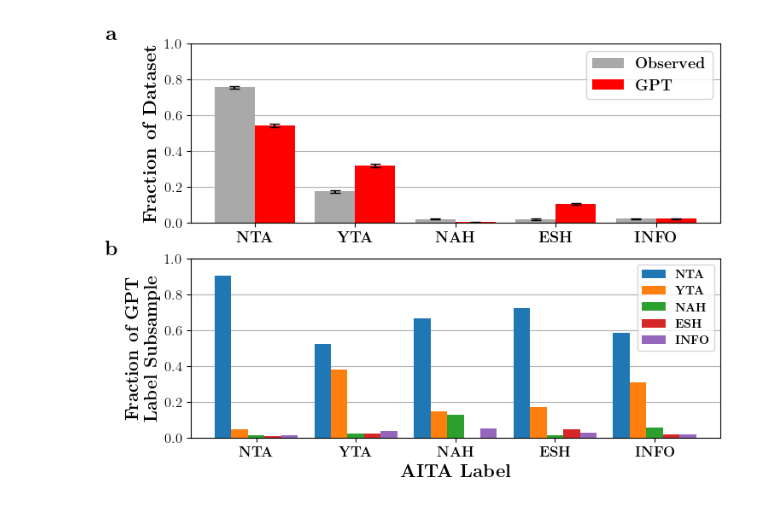
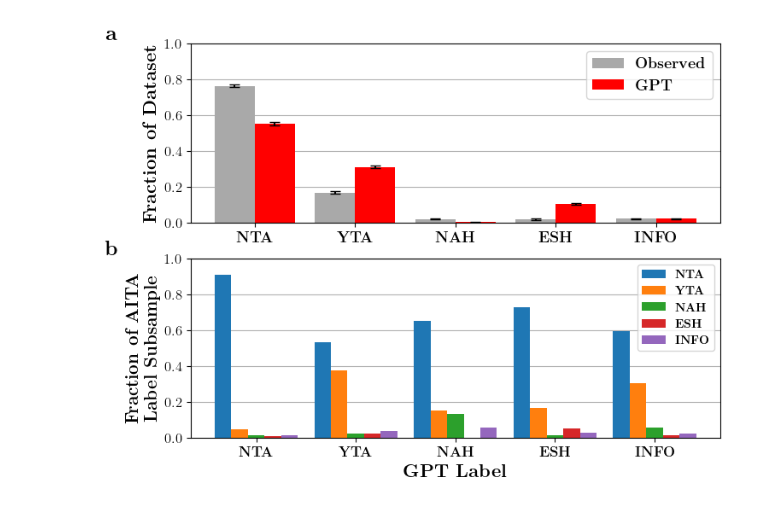
Before and after one commit to dlab-projects/normative_evaluation_llms_everyday_dilemmas, a Jupyter notebook: figures/figure1.ipynb, the cells around one changed output. Saved outputs shown, nothing was run; the diff lists cells and outputs as text; code cells hidden in the pictures.

```diff
--- a/figures/figure1.ipynb
+++ b/figures/figure1.ipynb
@@ -12,7 +12,7 @@ from scipy.stats import bootstrap
 # %%
 mplego.style.use_latex_style()
 # %%
-df = pd.read_csv('../data/aita_gpt_3.5_all_runs.csv')
+df = pd.read_csv('../data/aita_final.csv')
 # %%
 labels = ['NTA', 'YTA', 'NAH', 'ESH', 'INFO']
 n_labels = len(labels)
@@ -36,26 +36,28 @@ gpt_counts = df['gpt_label_1'].value_counts(normalize=True)
 
 width = 0.4
 
-axes[0].bar(x=np.arange(n_labels) - width / 2,
-       height=[observed_counts[label] for label in labels],
-       width=width,
-       yerr=[[observed_bounds[ii].confidence_interval.high - observed_counts[labels[ii]]
-              for ii in range(n_labels)],
-             [observed_counts[labels[ii]] - observed_bounds[ii].confidence_interval.low
-              for ii in range(n_labels)]],
-       error_kw={'capsize': 4},
-       color='darkgrey',
-       label=bold_text('Observed'))
-axes[0].bar(x=np.arange(n_labels) + width / 2,
-       height=[gpt_counts[label] for label in labels],
-       width=width,
-       yerr=[[gpt_bounds[ii].confidence_interval.high - gpt_counts[labels[ii]]
-              for ii in range(n_labels)],
-             [gpt_counts[labels[ii]] - gpt_bounds[ii].confidence_interval.low
-              for ii in range(n_labels)]],
-       error_kw={'capsize': 4},
-       color='red',
-       label=bold_text('GPT'))
+axes[0].bar(
+    x=np.arange(n_labels) - width / 2,
+    height=[observed_counts[label] for label in labels],
+    width=width,
+    yerr=[[observed_bounds[ii].confidence_interval.high - observed_counts[labels[ii]]
+          for ii in range(n_labels)],
+         [observed_counts[labels[ii]] - observed_bounds[ii].confidence_interval.low
+          for ii in range(n_labels)]],
+    error_kw={'capsize': 4},
+    color='darkgrey',
+    label=bold_text('Observed'))
+axes[0].bar(
+    x=np.arange(n_labels) + width / 2,
+    height=[gpt_counts[label] for label in labels],
+    width=width,
+    yerr=[[gpt_bounds[ii].confidence_interval.high - gpt_counts[labels[ii]]
+          for ii in range(n_labels)],
+         [gpt_counts[labels[ii]] - gpt_bounds[ii].confidence_interval.low
+          for ii in range(n_labels)]],
+    error_kw={'capsize': 4},
+    color='red',
+    label=bold_text('GPT'))
 
 axes[0].set_ylim([0, 1])
 axes[0].legend(loc=0, prop={'size': 13})
@@ -66,40 +68,42 @@ axes[0].tick_params(labelsize=12, axis='y')
 axes[0].grid(axis='y')
 axes[0].set_axisbelow(True)
 mplego.labels.bold_axis_ticklabels(ax=axes[0], which='x')
-
 axes[0].set_ylabel(bold_text('Fraction of Dataset'), fontsize=16)
 
+"""
+Figure 1b
+"""
 
 for ii, label in enumerate(labels):
     counts = df[df['gpt_label_1'] == label]['true_label'].value_counts(normalize=True)
     for label in labels:
         if label not in counts.index:
             counts[label] = 0
     axes[1].bar(x=6*ii + np.arange(n_labels),
            width=1,
            height=counts[labels],
            color=['C0', 'C1', 'C2', 'C3', 'C4'])
 
 axes[1].bar(x=[0, 1, 2, 3, 4],
         height=[0, 0, 0, 0, 0],
         color=['C0', 'C1', 'C2', 'C3', 'C4'],
         label=bold_text(labels))
 axes[1].set_xticks([2, 8, 14, 20, 26])
 axes[1].set_xticklabels(labels)
 axes[1].set_ylim([0, 1])
 axes[1].grid(axis='y')
 axes[1].set_axisbelow(True)
 mplego.labels.bold_axis_ticklabels(ax=axes[1], which='x')
 
-axes[1].set_ylabel(bold_text('Fraction of GPT\nLabel Subsample'), fontsize=15)
+axes[1].set_ylabel(bold_text('Fraction of AITA\nLabel Subsample'), fontsize=15)
 axes[1].tick_params(labelsize=12, axis='x')
 
 axes[1].tick_params(labelsize=12, axis='y')
 
-axes[1].set_xlabel(bold_text('AITA Label'), fontsize=16)
+axes[1].set_xlabel(bold_text('GPT Label'), fontsize=16)
 axes[1].legend(loc=0, prop={'size': 10})
 
 mplego.labels.apply_subplot_labels(axes, bold=True, size=18)
 plt.savefig('figure1.pdf', bbox_inches='tight')
 # %% [output]
-[figure, old version]
+[figure, new version]
```
Also changed, not shown: parts of 3 cells of this notebook, 5 other files.
